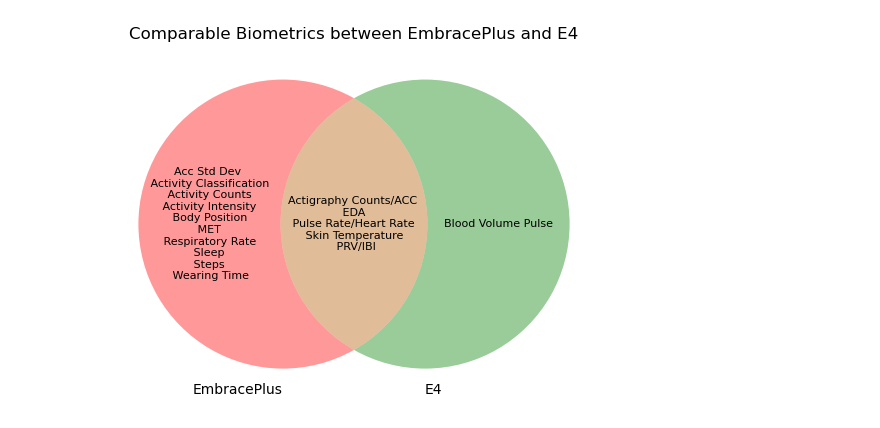
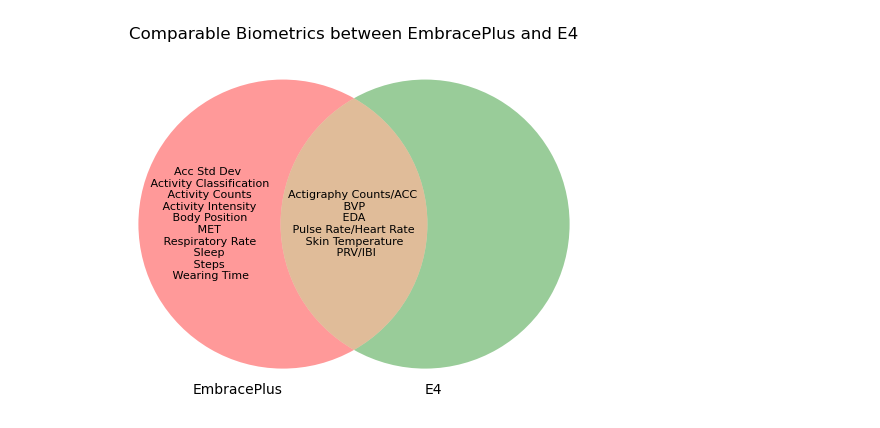
Before and after one commit to smojha/bot_swap, a Jupyter notebook: empatica_info.ipynb, the cells around one changed output. Cells and saved outputs as stored; diff of their text form; code cells hidden in the pictures.

```diff
--- a/empatica_info.ipynb
+++ b/empatica_info.ipynb
@@ -98,17 +184,17 @@ There exists a package by Peter de Looff and Selin Acan from MIT, `wearables_pyt
 # %%
 venn = venn2(subsets=(3, 3, 2), set_labels=('EmbracePlus', 'E4'))
 
 for text in venn.set_labels:
     text.set_fontsize(10)
 for text in venn.subset_labels:
     if text:
         text.set_fontsize(8)
 
 venn.get_label_by_id('10').set_text('Acc Std Dev \n Activity Classification \n Activity Counts \n Activity Intensity \n Body Position \n MET \n Respiratory Rate \n Sleep \n Steps \n Wearing Time')
-venn.get_label_by_id('01').set_text('Blood Volume Pulse')
-venn.get_label_by_id('11').set_text('Actigraphy Counts/ACC \n EDA \n Pulse Rate/Heart Rate \n Skin Temperature \n PRV/IBI')
+venn.get_label_by_id('01').set_text('')
+venn.get_label_by_id('11').set_text('Actigraphy Counts/ACC \n BVP \n EDA \n Pulse Rate/Heart Rate \n Skin Temperature \n PRV/IBI')
 
 plt.title('Comparable Biometrics between EmbracePlus and E4')
 plt.show()
 # %% [output]
-[figure, old version]
+[figure, new version]
```
Also changed, not shown: parts of 6 cells of this notebook.
